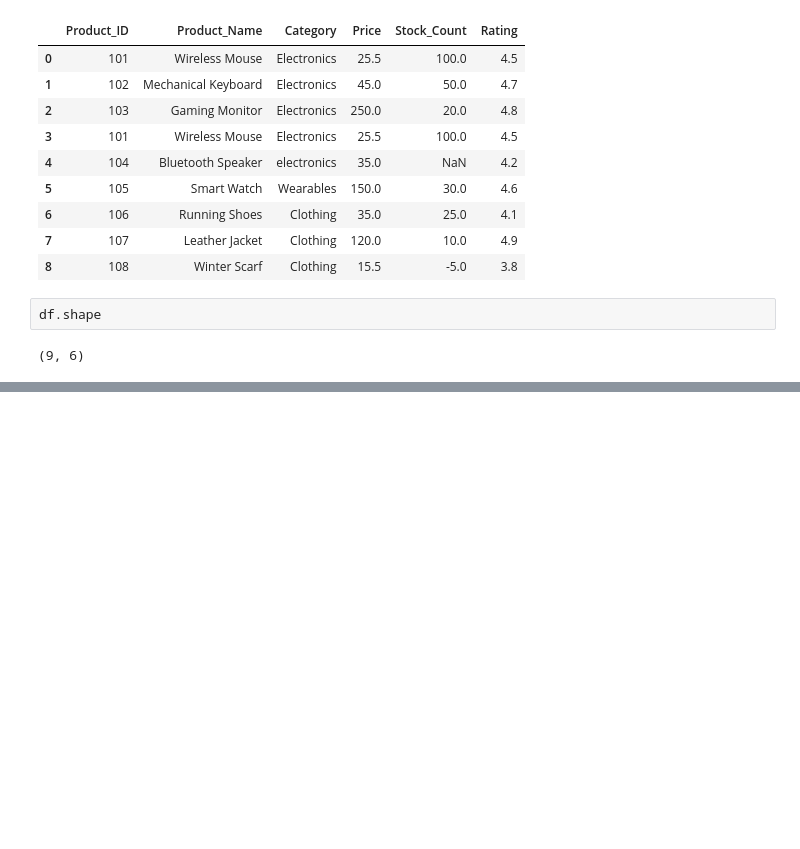
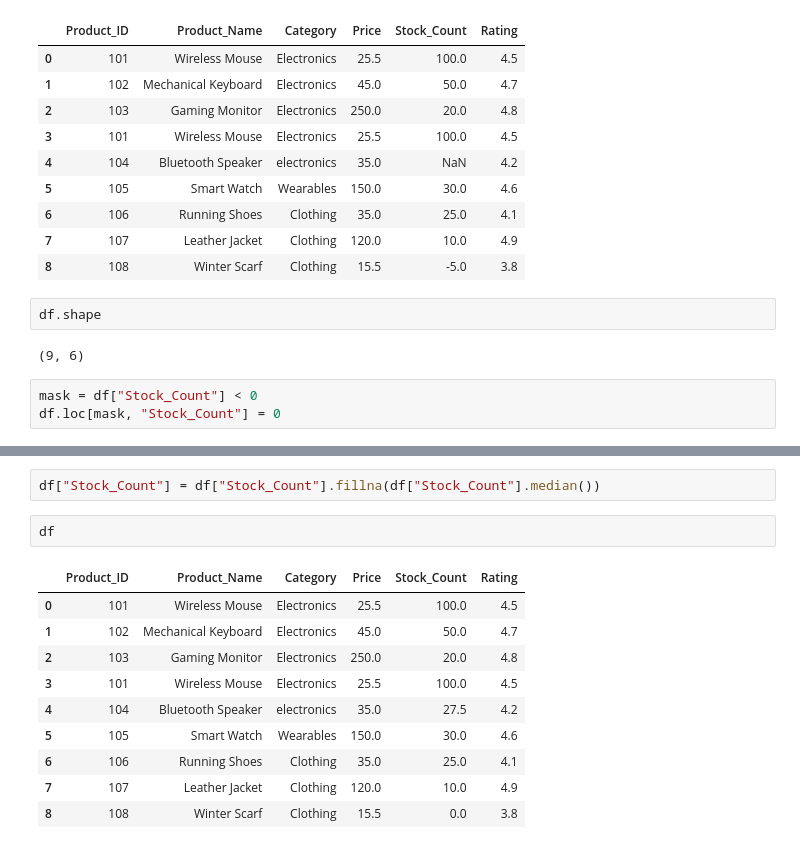
Before and after one commit to piyushraj-code/Learn-Data-Science, a Jupyter notebook: Dirty Data Challenge/data processing.ipynb, the cells around one changed output, grey strips where cells are left out. Saved outputs shown, nothing was run; the diff lists cells and outputs as text; blank space fills up the shorter version.

```diff
--- a/Dirty Data Challenge/data processing.ipynb
+++ b/Dirty Data Challenge/data processing.ipynb
@@ -161,3 +163,6 @@ df
 df.shape
 # %% [output]
 (9, 6)
+# %%
+mask = df["Stock_Count"] < 0
+df.loc[mask, "Stock_Count"] = 0
@@ -163,0 +182,15 @@ df.shape
+# %%
+df["Stock_Count"] = df["Stock_Count"].fillna(df["Stock_Count"].median())
+# %%
+df
+# %% [output]
+|  | Product_ID | Product_Name | Category | Price | Stock_Count | Rating |
+| 0 | 101 | Wireless Mouse | Electronics | 25.5 | 100.0 | 4.5 |
+| 1 | 102 | Mechanical Keyboard | Electronics | 45.0 | 50.0 | 4.7 |
+| 2 | 103 | Gaming Monitor | Electronics | 250.0 | 20.0 | 4.8 |
+| 3 | 101 | Wireless Mouse | Electronics | 25.5 | 100.0 | 4.5 |
+| 4 | 104 | Bluetooth Speaker | electronics | 35.0 | 27.5 | 4.2 |
+| 5 | 105 | Smart Watch | Wearables | 150.0 | 30.0 | 4.6 |
+| 6 | 106 | Running Shoes | Clothing | 35.0 | 25.0 | 4.1 |
+| 7 | 107 | Leather Jacket | Clothing | 120.0 | 10.0 | 4.9 |
+| 8 | 108 | Winter Scarf | Clothing | 15.5 | 0.0 | 3.8 |
```
Also changed, not shown: parts of 17 cells of this notebook, 2 other files.
